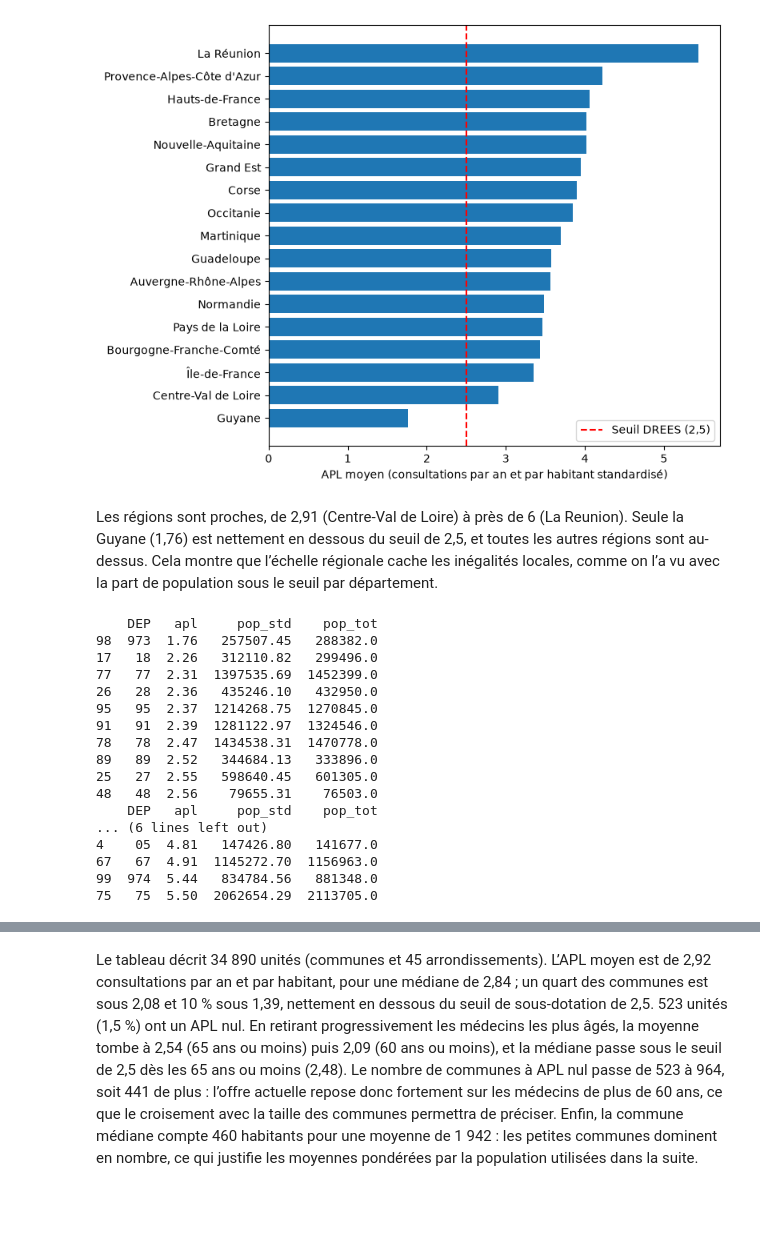
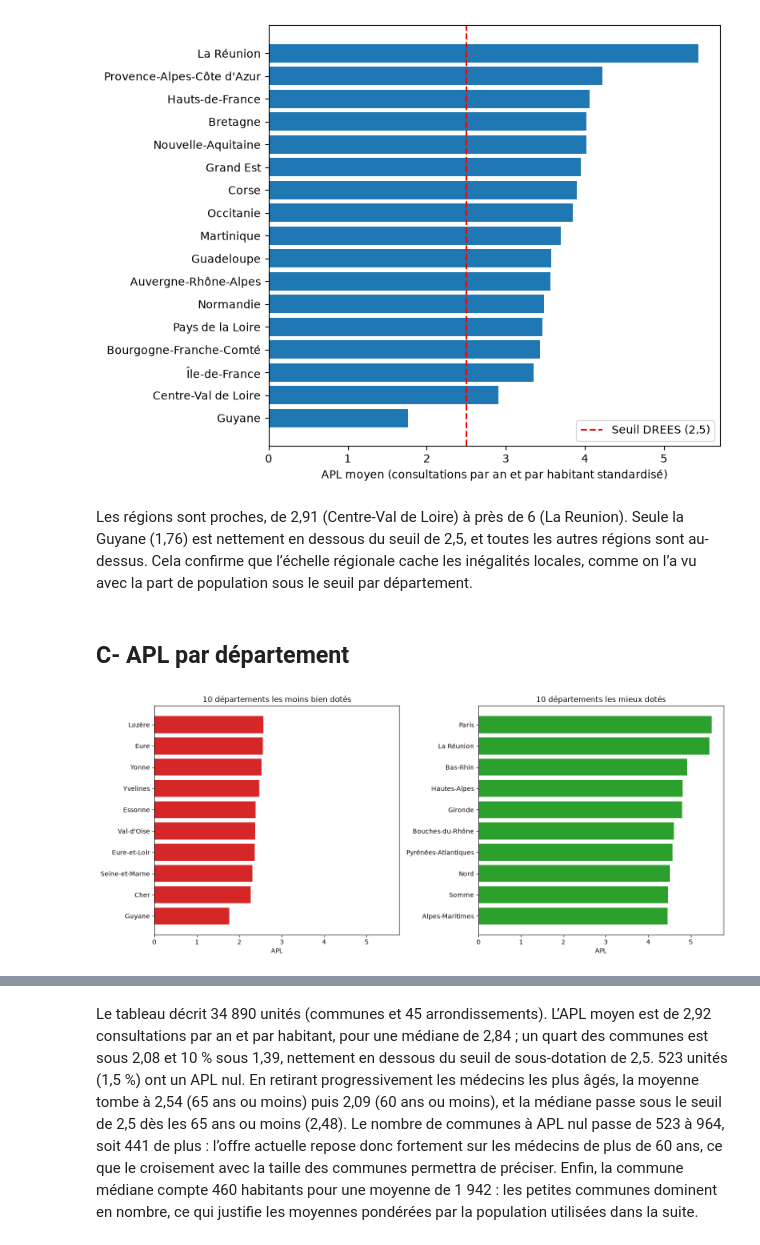
Before and after one commit to amauplot/github_killer, a Jupyter notebook: I.A. APL.ipynb, the cells around one changed output, grey strips where cells are left out. Saved outputs shown, nothing was run; the diff lists cells and outputs as text; code cells hidden in the pictures; blank space fills up the shorter version.

```diff
--- a/I.A. APL.ipynb
+++ b/I.A. APL.ipynb
@@ -175,7 +163,7 @@ Nous possédons la répartition géographique avec les codes régions, les arron
 #les répartitions se sont faits dans deux différents fichiers donc il a fallu faire une concaténation pour obtenir une base de
 #commune complète
 
-fichier = "../data/raw/table-appartenance-geo-communes-2025.xlsx"
+fichier = "data/raw/table-appartenance-geo-communes-2025.xlsx"
 cols = ["CODGEO", "LIBGEO", "DEP", "REG", "ARR"]
 
 com = pd.read_excel(fichier, sheet_name="COM", header=5, dtype=str, usecols=cols, engine="calamine")
@@ -311,27 +303,60 @@ plt.show()
 3   04                  La Réunion  5.44    881348.0
 [figure]
 # %% [markdown]
-Les régions sont proches, de 2,91 (Centre-Val de Loire) à près de 6 (La Reunion). Seule la Guyane (1,76) est nettement en dessous du seuil de 2,5, et toutes les autres régions sont au-dessus. Cela montre que l’échelle régionale cache les inégalités locales, comme on l’a vu avec la part de population sous le seuil par département.
+Les régions sont proches, de 2,91 (Centre-Val de Loire) à près de 6 (La Reunion). Seule la Guyane (1,76) est nettement en dessous du seuil de 2,5, et toutes les autres régions sont au-dessus. Cela confirme que l’échelle régionale cache les inégalités locales, comme on l’a vu avec la part de population sous le seuil par département.
+# %% [markdown]
+## C- APL par département
 # %%
-apl_dep = agreger(df, "DEP")
+import matplotlib.pyplot as plt
 
-print(apl_dep.sort_values("apl").head(10).round(2))   # les 10 moins bien dotés
-print(apl_dep.sort_values("apl").tail(10).round(2))   # les 10 mieux dotés
+NOMS_DEP = {
+    "01": "Ain", "02": "Aisne", "03": "Allier", "04": "Alpes-de-Haute-Provence",
+    "05": "Hautes-Alpes", "06": "Alpes-Maritimes", "07": "Ardèche", "08": "Ardennes",
+    "09": "Ariège", "10": "Aube", "11": "Aude", "12": "Aveyron",
+    "13": "Bouches-du-Rhône", "14": "Calvados", "15": "Cantal", "16": "Charente",
+    "17": "Charente-Maritime", "18": "Cher", "19": "Corrèze", "2A": "Corse-du-Sud",
+    "2B": "Haute-Corse", "21": "Côte-d'Or", "22": "Côtes-d'Armor", "23": "Creuse",
+    "24": "Dordogne", "25": "Doubs", "26": "Drôme", "27": "Eure",
+    "28": "Eure-et-Loir", "29": "Finistère", "30": "Gard", "31": "Haute-Garonne",
+    "32": "Gers", "33": "Gironde", "34": "Hérault", "35": "Ille-et-Vilaine",
+    "36": "Indre", "37": "Indre-et-Loire", "38": "Isère", "39": "Jura",
+    "40": "Landes", "41": "Loir-et-Cher", "42": "Loire", "43": "Haute-Loire",
+    "44": "Loire-Atlantique", "45": "Loiret", "46": "Lot", "47": "Lot-et-Garonne",
+    "48": "Lozère", "49": "Maine-et-Loire", "50": "Manche", "51": "Marne",
+    "52": "Haute-Marne", "53": "Mayenne", "54": "Meurthe-et-Moselle", "55": "Meuse",
+    "56": "Morbihan", "57": "Moselle", "58": "Nièvre", "59": "Nord",
+    "60": "Oise", "61": "Orne", "62": "Pas-de-Calais", "63": "Puy-de-Dôme",
+    "64": "Pyrénées-Atlantiques", "65": "Hautes-Pyrénées", "66": "Pyrénées-Orientales",
+    "67": "Bas-Rhin", "68": "Haut-Rhin", "69": "Rhône", "70": "Haute-Saône",
+    "71": "Saône-et-Loire", "72": "Sarthe", "73": "Savoie", "74": "Haute-Savoie",
+    "75": "Paris", "76": "Seine-Maritime", "77": "Seine-et-Marne", "78": "Yvelines",
+    "79": "Deux-Sèvres", "80": "Somme", "81": "Tarn", "82": "Tarn-et-Garonne",
+    "83": "Var", "84": "Vaucluse", "85": "Vendée", "86": "Vienne",
+    "87": "Haute-Vienne", "88": "Vosges", "89": "Yonne", "90": "Territoire de Belfort",
+    "91": "Essonne", "92": "Hauts-de-Seine", "93": "Seine-Saint-Denis",
+    "94": "Val-de-Marne", "95": "Val-d'Oise",
+    "971": "Guadeloupe", "972": "Martinique", "973": "Guyane",
+    "974": "La Réunion", "976": "Mayotte",
+}
+
+apl_dep = agreger(df, "DEP").reset_index()   # retirez reset_index() si DEP est déjà une colonne
+apl_dep["DEP"] = apl_dep["DEP"].astype(str).str.zfill(2)   # "1" -> "01"
+apl_dep["nom"] = apl_dep["DEP"].map(NOMS_DEP)
+
+tri = apl_dep.sort_values("apl")
+bas, haut = tri.head(10), tri.tail(10)
+
+fig, axes = plt.subplots(1, 2, figsize=(14, 6), sharex=True)
+
+axes[0].barh(bas["nom"], bas["apl"], color="tab:red")
+axes[0].set_title("10 départements les moins bien dotés")
+axes[0].set_xlabel("APL")
+
+axes[1].barh(haut["nom"], haut["apl"], color="tab:green")
+axes[1].set_title("10 départements les mieux dotés")
+axes[1].set_xlabel("APL")
+
+plt.tight_layout()
+plt.show()
 # %% [output]
-    DEP   apl     pop_std    pop_tot
-98  973  1.76   257507.45   288382.0
-17   18  2.26   312110.82   299496.0
-77   77  2.31  1397535.69  1452399.0
-26   28  2.36   435246.10   432950.0
-95   95  2.37  1214268.75  1270845.0
-91   91  2.39  1281122.97  1324546.0
-78   78  2.47  1434538.31  1470778.0
-89   89  2.52   344684.13   333896.0
-25   27  2.55   598640.45   601305.0
-48   48  2.56    79655.31    76503.0
-    DEP   apl     pop_std    pop_tot
-... (6 lines left out)
-4    05  4.81   147426.80   141677.0
-67   67  4.91  1145272.70  1156963.0
-99  974  5.44   834784.56   881348.0
-75   75  5.50  2062654.29  2113705.0
+[figure, added]
```
Also changed, not shown: parts of 22 cells of this notebook, 7 other files.
